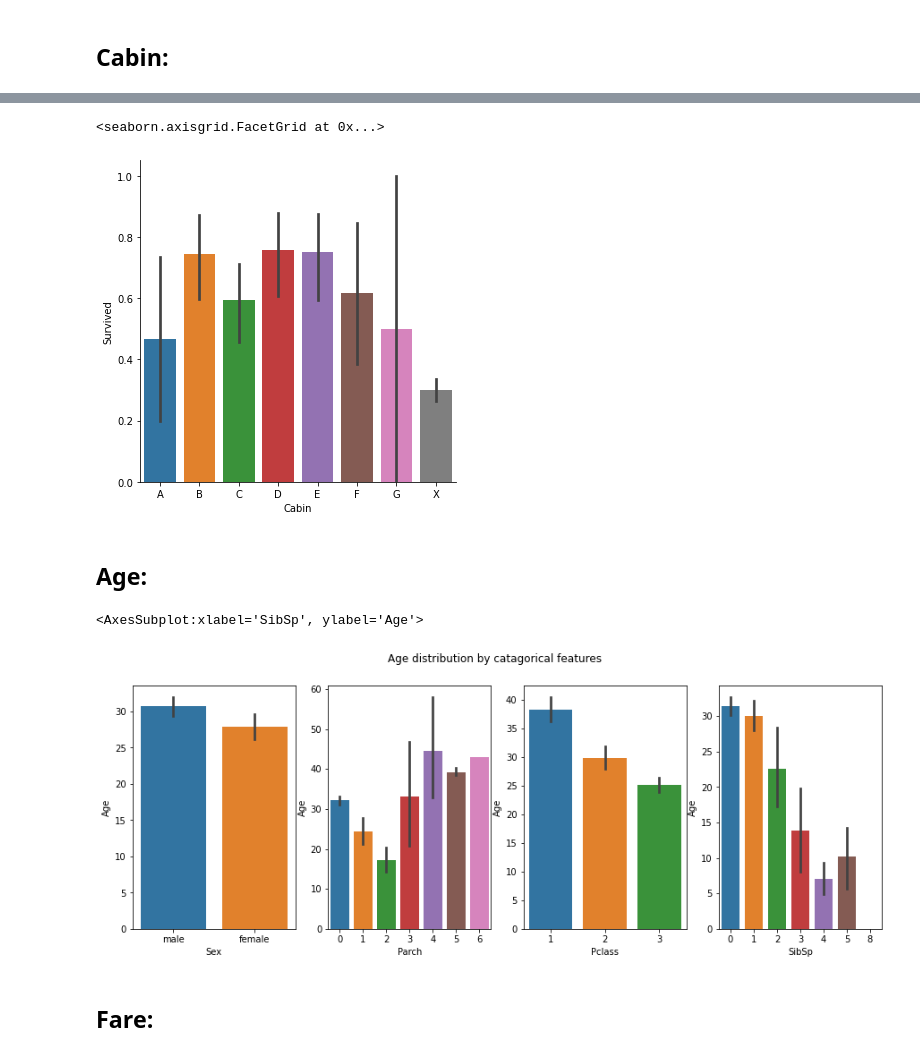
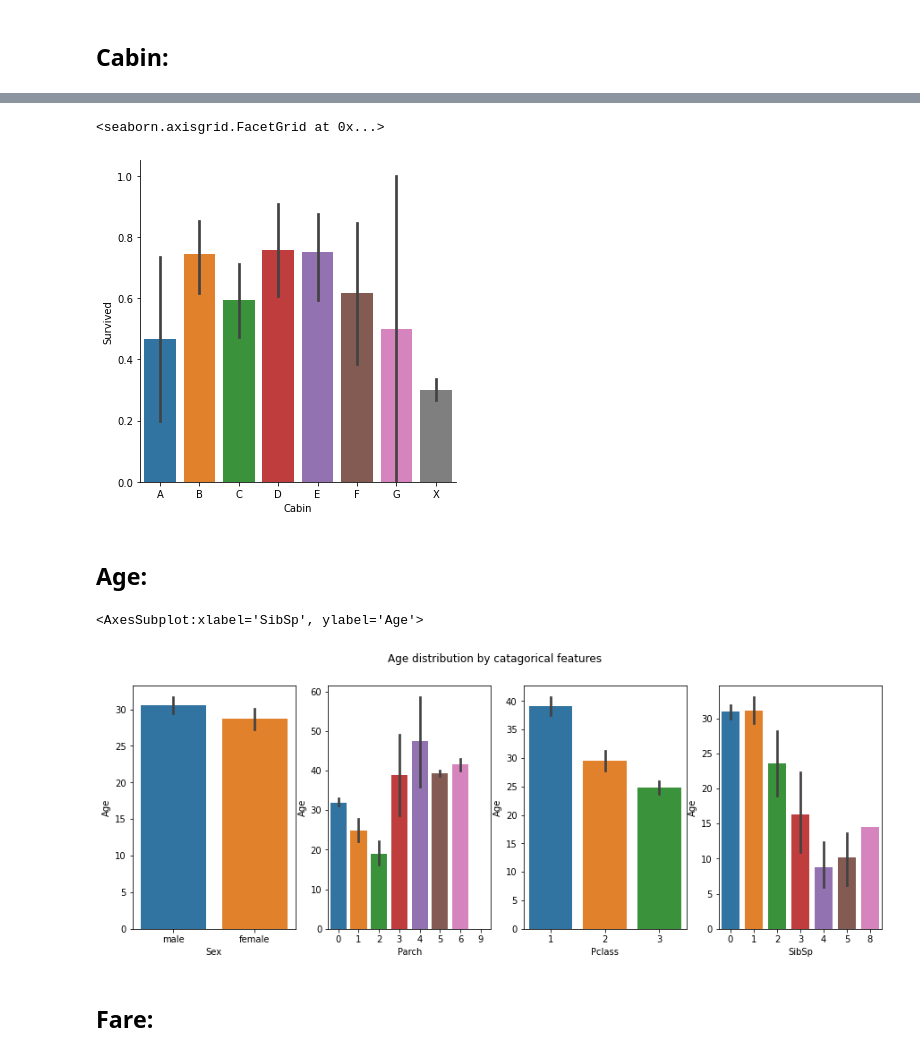
Before and after one commit to cucearda/TitanicProject, a Jupyter notebook: Titanic.ipynb, the cells around one changed output, grey strips where cells are left out. Saved outputs shown, nothing was run; the diff lists cells and outputs as text; code cells hidden in the pictures.

```diff
--- a/Titanic.ipynb
+++ b/Titanic.ipynb
@@ -42,10 +42,11 @@ target = data1.columns.drop(features)
 # %%
 
 #group for easier data cleaning
-datas = [data1,test]
+full_data = pd.concat([data1, test]).reset_index(drop=True)
 
 print("data1 dimensions:{0} ".format(data1.shape))
 print("test dimensions: {0}".format(test.shape))
+print("full_data dimensions: {0}".format(full_data.shape))
 # %% [output]
 data1 dimensions:(891, 12)
 test dimensions: (418, 11)
@@ -112,8 +99,7 @@ Name: Cabin, Length: 891, dtype: object>
 # nan so making nan a catagory itself is viable, also all Cabin variables start with a letter which most likely represents the
 # are of the ship they were in so we will keep that as the cabin varaible and drop the numbers
 
-for d in datas:
-    d['Cabin'] = pd.Series( ['X' if pd.isnull(i) else i[0] for i in d.Cabin])
+full_data['Cabin'] = pd.Series( ['X' if pd.isnull(i) else i[0] for i in full_data.Cabin])
 
-data1.Cabin.head
+full_data.Cabin.head()
 # %% [output]
@@ -159,23 +126,23 @@ Name: Cabin, dtype: int64
 # %%
-sns.catplot(y="Survived",x="Cabin",data=data1,kind="bar", order=['A', 'B', 'C', 'D', 'E', 'F', 'G', 'X'])
+sns.catplot(y="Survived",x="Cabin",data=full_data,kind="bar", order=['A', 'B', 'C', 'D', 'E', 'F', 'G', 'X'])
 # Standart deviation for the cabin catagories are very high due to small sample size however passangers with X as their cabin
 # have lower standart deviation and survival rate then passangers with cabin with sort of backs our assumption that missing
 # cabin data indicated passangers without cabins.
 # %% [output]
 <seaborn.axisgrid.FacetGrid at 0x...>
-[figure, old version]
+[figure, new version]
 # %% [markdown]
 ## Age:
 # %%
 # we will impute missing Age values
 fig, axes = plt.subplots(1, 4, figsize= (15,5))
 fig.suptitle('Age distribution by catagorical features')
-sns.barplot(y= 'Age', x='Sex', data = data1, ax=axes[0])
-sns.barplot(y= 'Age', x='Parch', data = data1, ax=axes[1])
-sns.barplot(y= 'Age', x='Pclass', data = data1, ax=axes[2])
-sns.barplot(y= 'Age', x='SibSp', data = data1, ax=axes[3])
+sns.barplot(y= 'Age', x='Sex', data = full_data, ax=axes[0])
+sns.barplot(y= 'Age', x='Parch', data = full_data, ax=axes[1])
+sns.barplot(y= 'Age', x='Pclass', data = full_data, ax=axes[2])
+sns.barplot(y= 'Age', x='SibSp', data = full_data, ax=axes[3])
 # %% [output]
 <AxesSubplot:xlabel='SibSp', ylabel='Age'>
-[figure, old version]
+[figure, new version]
 # %%
 #Pclass seems to do a good job at indicating age
```
Also changed, not shown: parts of 70 cells of this notebook, 1 other file.
